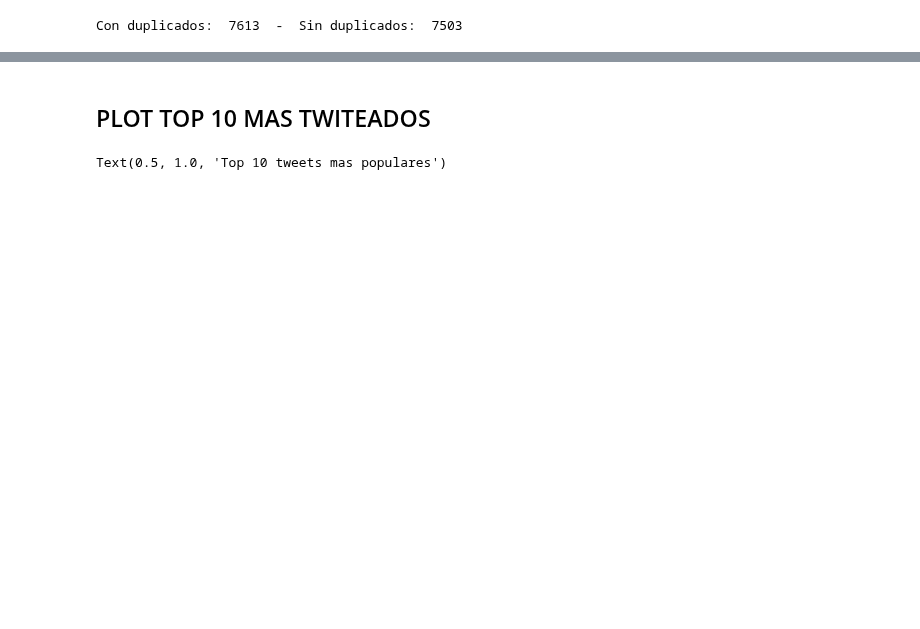
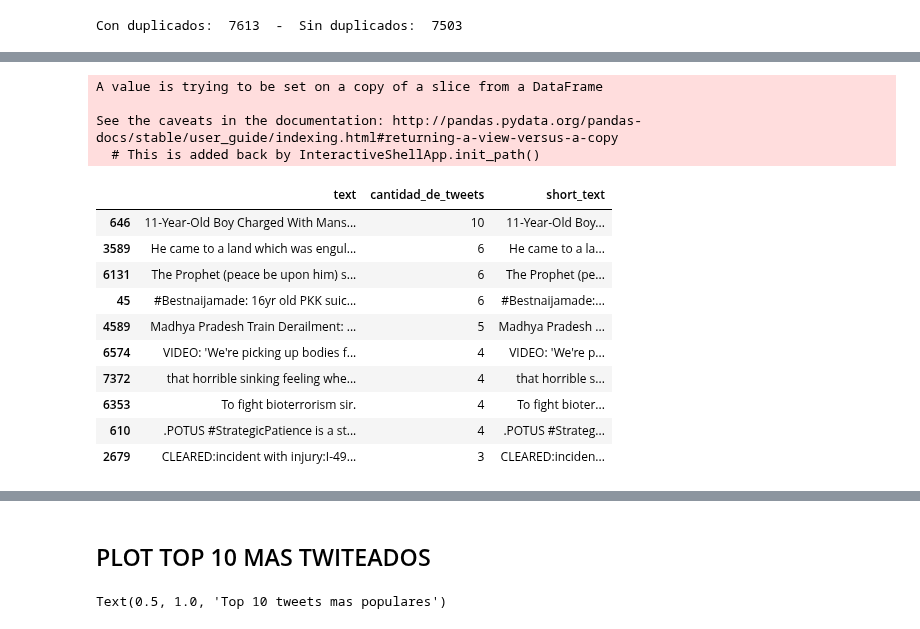
Before and after one commit to axelmpm/TP1_DATOS_1C_2020, a Jupyter notebook: C_AnalisisTweetsDuplicados.ipynb, the cells around one changed output, grey strips where cells are left out. Drawn from its saved outputs; the diff is of its cells as text; code cells hidden in the pictures; blank space fills up the shorter version.

```diff
--- a/C_AnalisisTweetsDuplicados.ipynb
+++ b/C_AnalisisTweetsDuplicados.ipynb
@@ -29,6 +45,27 @@ C_tweetsDuplicados = C_tweets.groupby(['text']).agg({'id':'count'})\
 # %%
 C_TOP10tweets = C_tweetsDuplicados[C_tweetsDuplicados.apply(lambda row : row['cantidad_de_tweets'] > 1, axis = 1)]\
 .sort_values(by = 'cantidad_de_tweets',ascending=False).head(10)
+# %%
+acortar_texto(C_TOP10tweets)
+# %% [output]
+A value is trying to be set on a copy of a slice from a DataFrame
+
+See the caveats in the documentation: http://pandas.pydata.org/pandas-docs/stable/user_guide/indexing.html#returning-a-view-versus-a-copy
+  # This is added back by InteractiveShellApp.init_path()
+# %%
+C_TOP10tweets
+# %% [output]
+|  | text | cantidad_de_tweets | short_text |
+| 646 | 11-Year-Old Boy Charged With Mans... | 10 | 11-Year-Old Boy... |
+| 3589 | He came to a land which was engul... | 6 | He came to a la... |
+| 6131 | The Prophet (peace be upon him) s... | 6 | The Prophet (pe... |
+| 45 | #Bestnaijamade: 16yr old PKK suic... | 6 | #Bestnaijamade:... |
+| 4589 | Madhya Pradesh Train Derailment: ... | 5 | Madhya Pradesh ... |
+| 6574 | VIDEO: 'We're picking up bodies f... | 4 | VIDEO: 'We're p... |
+| 7372 | that horrible sinking feeling whe... | 4 | that horrible s... |
+| 6353 | To fight bioterrorism sir. | 4 | To fight bioter... |
+| 610 | .POTUS #StrategicPatience is a st... | 4 | .POTUS #Strateg... |
+| 2679 | CLEARED:incident with injury:I-49... | 3 | CLEARED:inciden... |
 # %%
 C_TOP10tweets_menos = C_tweetsDuplicados[C_tweetsDuplicados.apply(lambda row : row['cantidad_de_tweets'] > 1, axis = 1)]\
 .sort_values(by = 'cantidad_de_tweets',ascending=False).tail(10)
```
Also changed, not shown: parts of 4 cells of this notebook.
